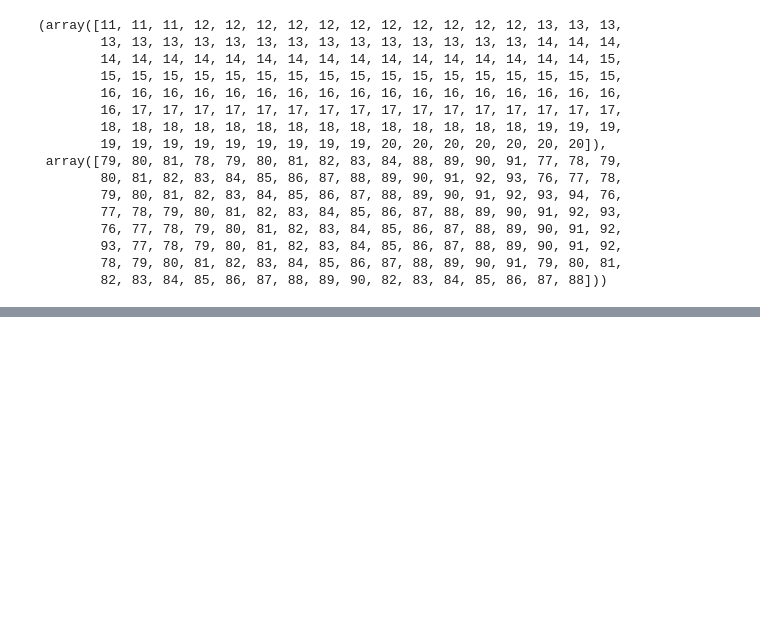
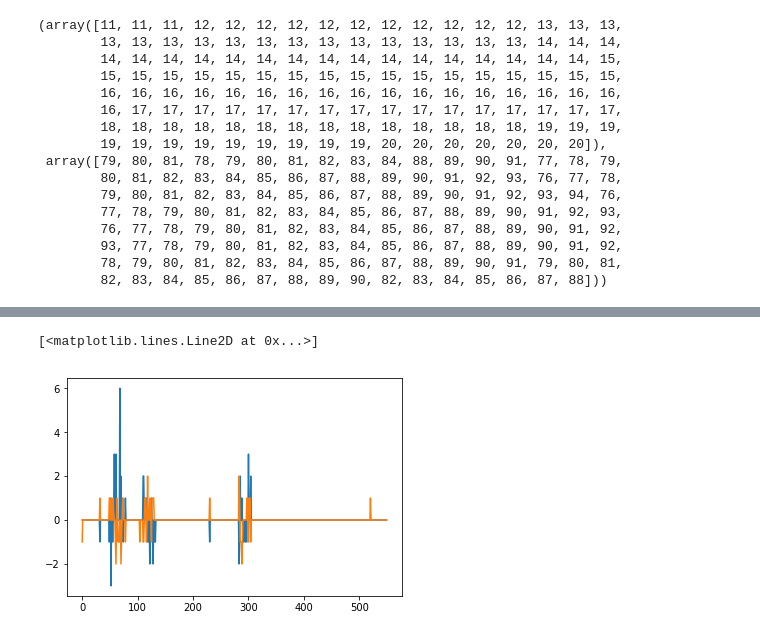
Before and after one commit to jbonato1/ASTRA, a Jupyter notebook: notebook/Inference_Pipeline.ipynb, the cells around one changed output, grey strips where cells are left out. Cells and saved outputs as stored; diff of their text form; code cells hidden in the pictures; blank space fills up the shorter version.

```diff
--- a/notebook/Inference_Pipeline.ipynb
+++ b/notebook/Inference_Pipeline.ipynb
@@ -380,0 +423,8 @@ VBox(children=(Output(layout=Layout(height='400px', width='1200px')), HBox(child
+# %%
+vec = dict_cell_shift['Shift_001']
+
+plt.plot(np.arange(vec.shape[0]),vec[:,0])
+plt.plot(np.arange(vec.shape[0]),vec[:,1])
+# %% [output]
+[<matplotlib.lines.Line2D at 0x...>]
+[figure, added]
```
Also changed, not shown: parts of 14 cells of this notebook, 4 other files.
